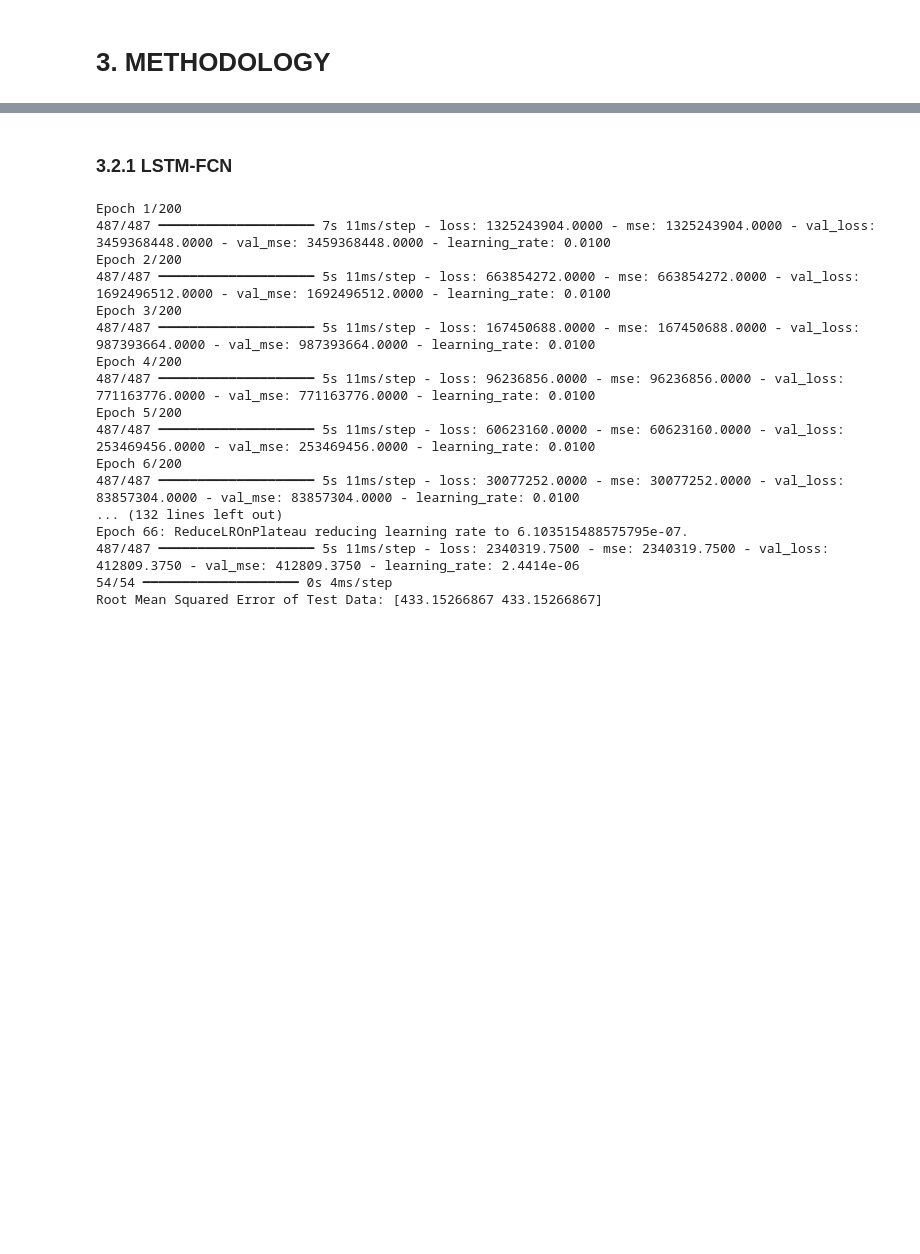
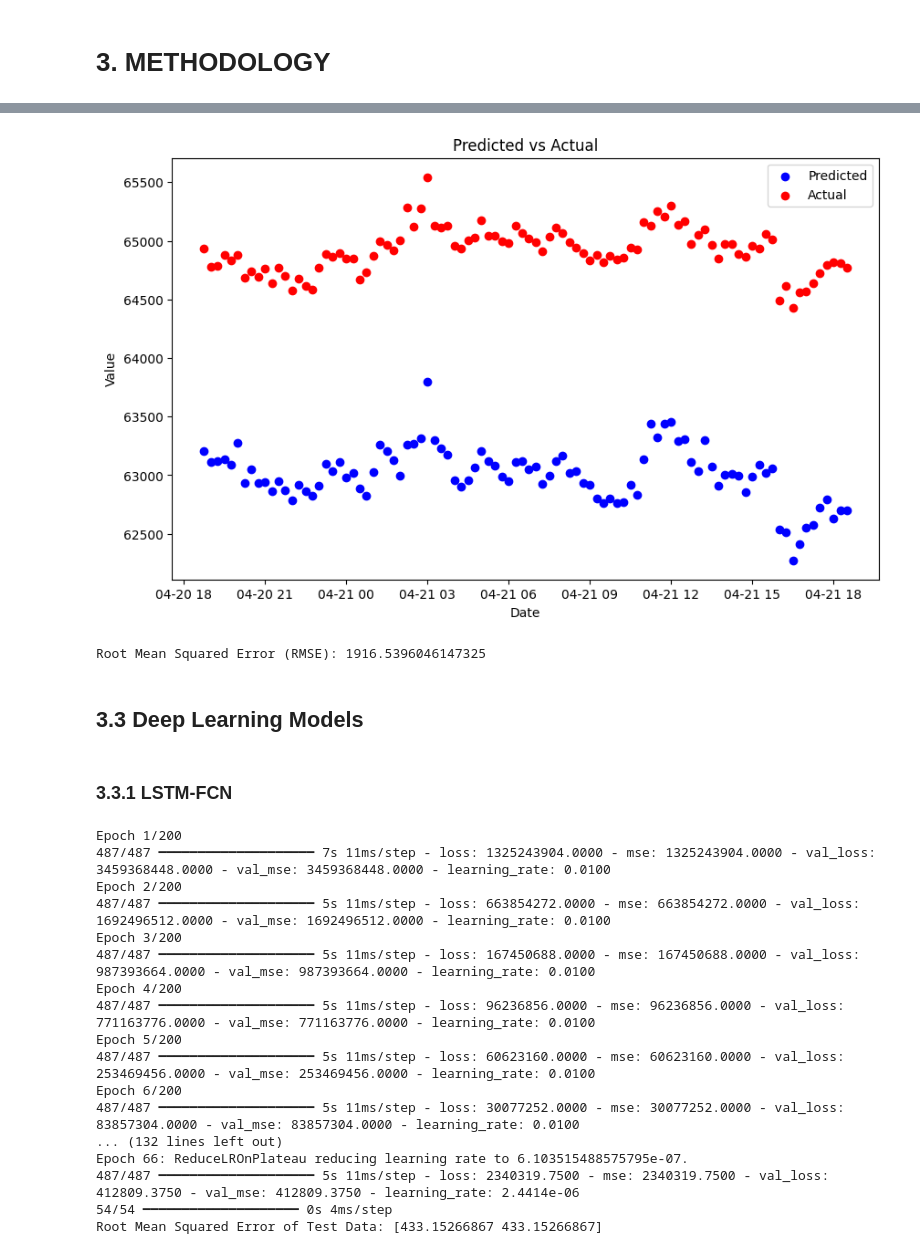
Before and after one commit to emrecobann/SurfingBTCWaves, a Jupyter notebook: SurfingBTC.ipynb, the cells around one changed output, grey strips where cells are left out. Saved outputs shown, nothing was run; the diff lists cells and outputs as text; code cells hidden in the pictures; blank space fills up the shorter version.

```diff
--- a/SurfingBTC.ipynb
+++ b/SurfingBTC.ipynb
@@ -660,5 +653,28 @@ def sliding_window_generator(x_df, y_df, window_size, step_size):
+# %%
+# Plot the forecasting results of Prophet model
+plt.figure(figsize=(10, 6))
+plt.scatter(prophet_result_df.iloc[-96:]["ds"], prophet_result_df.iloc[-96:]["yhat"], label="Predicted", color="blue")
+plt.scatter(prophet_result_df.iloc[-96:]["ds"], test_df["close"].iloc[-96:], label="Actual", color="red")
+plt.xlabel("Date")
+plt.ylabel("Value")
+plt.title("Predicted vs Actual")
+plt.legend()
+plt.show()
+# %% [output]
+[figure, added]
+# %%
+# Calculate Root Mean Squared Error (RMSE)
+mse = mean_squared_error(prophet_result_df.iloc[-96:]["yhat"], test_df["close"].iloc[-96:])
+
+print("Root Mean Squared Error (RMSE):", np.sqrt(mse))
+# %% [output]
+Root Mean Squared Error (RMSE): 1916.5396046147325
+# %% [markdown]
+<a id=3.3></a>
+## 3.3 Deep Learning Models
 # %% [markdown]
-### 3.2.1 LSTM-FCN
+<a id=3.3.1></a>
+### 3.3.1 LSTM-FCN
 # %%
 class LSTM_FCN_Model:
 
```
Also changed, not shown: parts of 75 cells of this notebook.
